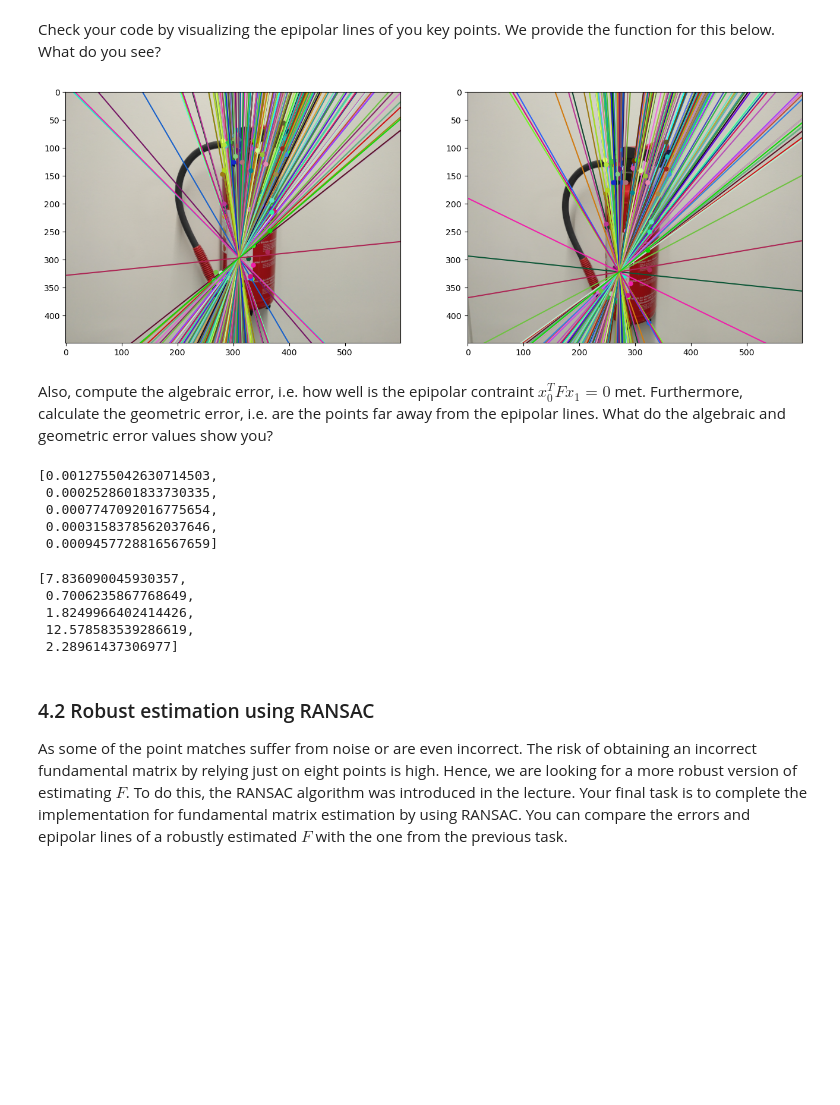
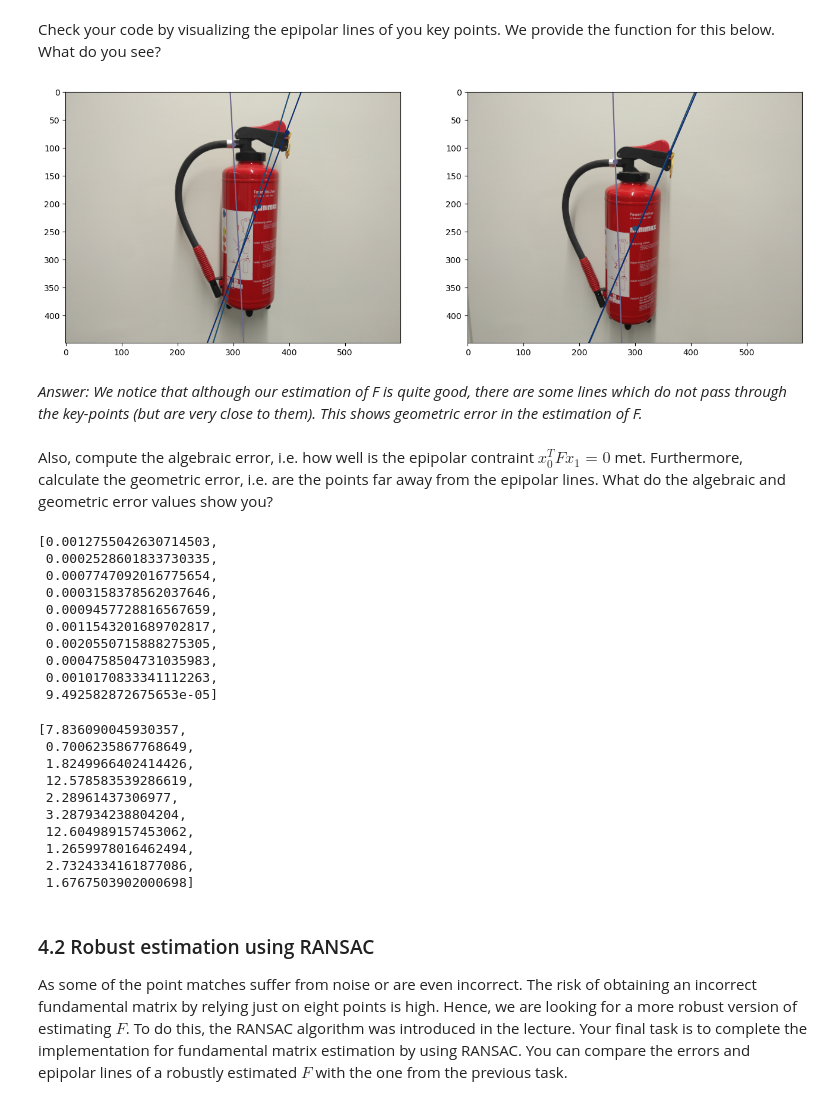
Before and after one commit to neelkanthrawat/3dcv-students, a Jupyter notebook: 5.0-tl-fundamental-matrix.ipynb, the cells around one changed output. Saved outputs shown, nothing was run; the diff lists cells and outputs as text; code cells hidden in the pictures; blank space fills up the shorter version.

```diff
--- a/5.0-tl-fundamental-matrix.ipynb
+++ b/5.0-tl-fundamental-matrix.ipynb
@@ -190,9 +185,11 @@ def visualize_epipolar_lines(img1, img2, keypoints1, keypoints2, F):
 
     plt.show()
 # %%
-visualize_epipolar_lines(view1, view2, kps1, kps2, F)
+visualize_epipolar_lines(view1, view2, kps1[:3,:], kps2[:3,:], F)
 # %% [output]
-[figure, old version]
+[figure, new version]
+# %% [markdown]
+*Answer: We notice that although our estimation of F is quite good, there are some lines which do not pass through the key-points (but are very close to them). This shows geometric error in the estimation of F.*
 # %% [markdown]
 Also, compute the algebraic error, i.e. how well is the epipolar contraint $x_0^TFx_1=0$ met.
 Furthermore, calculate the geometric error, i.e. are the points far away from the epipolar lines.
@@ -219,21 +216,31 @@ def geometric_error(keypoints1, keypoints2, F):
         errors.append(error.item())
     return errors
 # %%
-algebraic_error(kps1, kps2,F)[:5]
+algebraic_error(kps1, kps2,F)[:10]
 # %% [output]
 [0.0012755042630714503,
  0.0002528601833730335,
  0.0007747092016775654,
  0.0003158378562037646,
- 0.0009457728816567659]
+ 0.0009457728816567659,
+ 0.0011543201689702817,
+ 0.0020550715888275305,
+ 0.0004758504731035983,
+ 0.0010170833341112263,
+ 9.492582872675653e-05]
 # %%
-geometric_error(kps1,kps2,F)[:5]
+geometric_error(kps1,kps2,F)[:10]
 # %% [output]
 [7.836090045930357,
  0.7006235867768649,
  1.8249966402414426,
  12.578583539286619,
- 2.28961437306977]
+ 2.28961437306977,
+ 3.287934238804204,
+ 12.604989157453062,
+ 1.2659978016462494,
+ 2.7324334161877086,
+ 1.6767503902000698]
 # %% [markdown]
 ### 4.2 Robust estimation using RANSAC
 As some of the point matches suffer from noise or are even incorrect. The risk of obtaining an incorrect fundamental matrix by relying just on eight points is high. Hence, we are looking for a more robust version of estimating $F$. To do this, the RANSAC algorithm was introduced in the lecture. Your final task is to complete the implementation for fundamental matrix estimation by using RANSAC. You can compare the errors and epipolar lines of a robustly estimated $F$ with the one from the previous task.
```
Also changed, not shown: parts of 2 cells of this notebook.
